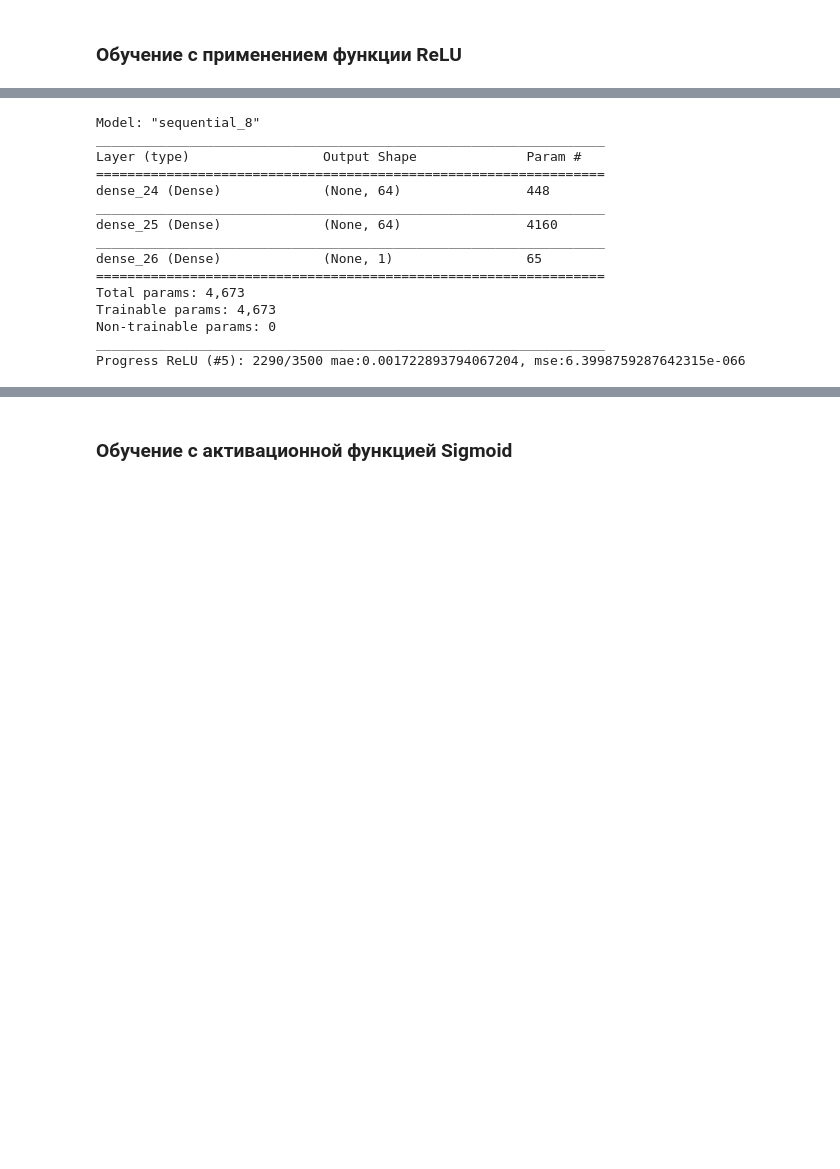
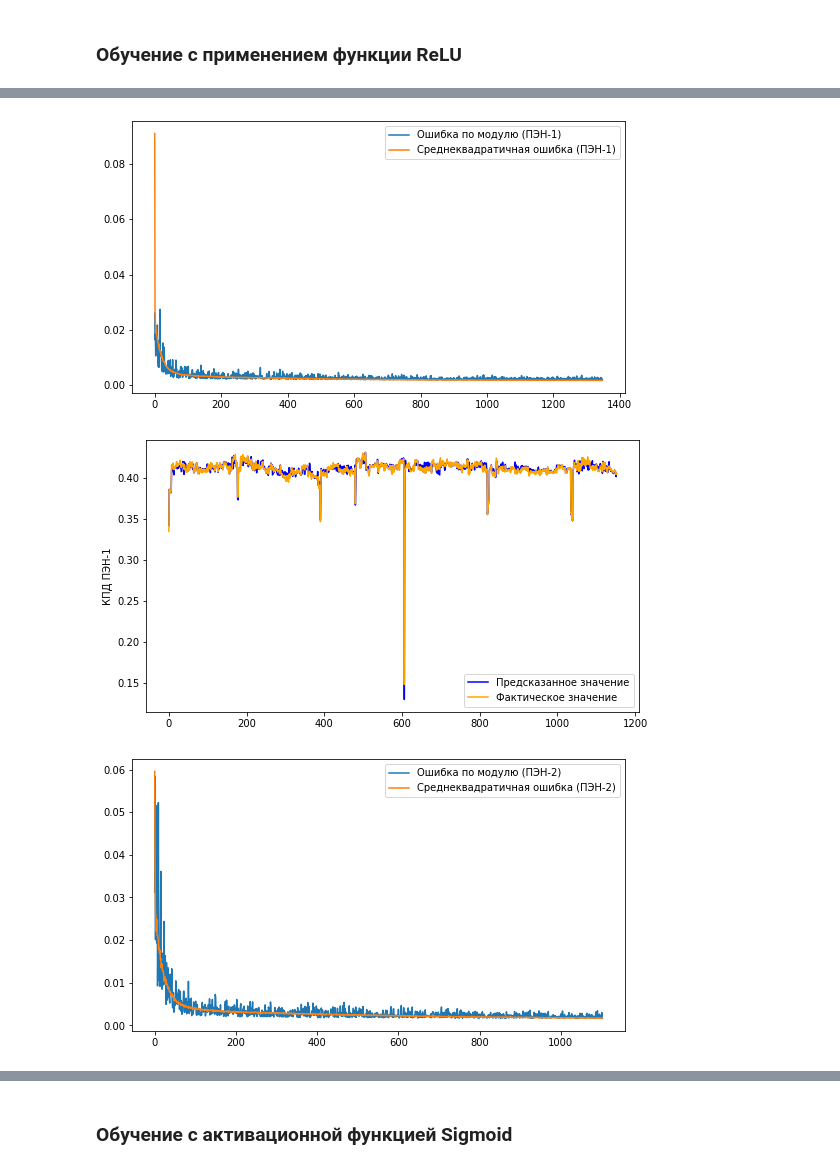
Before and after one commit to edodo1337/diplom, a Jupyter notebook: Диплом.ipynb, the cells around one changed output, grey strips where cells are left out. Drawn from its saved outputs; the diff is of its cells as text; code cells hidden in the pictures; blank space fills up the shorter version.

```diff
--- a/Диплом.ipynb
+++ b/Диплом.ipynb
@@ -951,19 +826,45 @@ Testing set MAE: 0.00177, MSE: 0.00001
-# %%
-history, mae, mse = build_and_train(5) # обучение ПЭН-V
-pump_nn1['5'] = (history, mae, mse)
-# %% [output]
-Model: "sequential_8"
-_________________________________________________________________
-Layer (type)                 Output Shape              Param #
-=================================================================
-dense_24 (Dense)             (None, 64)                448
-_________________________________________________________________
-dense_25 (Dense)             (None, 64)                4160
-_________________________________________________________________
-dense_26 (Dense)             (None, 1)                 65
-=================================================================
-Total params: 4,673
-Trainable params: 4,673
-Non-trainable params: 0
-_________________________________________________________________
-Progress ReLU (#5): 2290/3500 mae:0.001722893794067204, mse:6.3998759287642315e-066
+# %%
+from multiprocessing import Pool, Process
+
+def plot_history(history, epochs, pump_num):
+    fig8 = plt.figure(figsize=(30, 5))
+    ax8 = fig8.add_subplot(131)
+
+    ax8.plot(epochs, history['val_mae'],
+           label = f'Ошибка по модулю (ПЭН-{pump_num})')
+    ax8.plot(epochs, history['mae'],
+           label= f'Среднеквадратичная ошибка (ПЭН-{pump_num})')
+    ax8.legend(loc='upper right')
+    plt.show()
+    ax8.set_ylim([0,0.06])
+    plt.show()
+
+
+
+def plot_after_train(test_labels, test_predictions, history, epochs, pump_num):
+    plot_history(history, epochs, pump_num)
+    fig8 = plt.figure(figsize=(30, 5))
+    ax8 = fig8.add_subplot(131)
+
+    ax8.plot(test_predictions, color='blue', label='Предсказанное значение')
+    ax8.plot(test_labels.reset_index()['pump_eff'], color='orange', label='Фактическое значение')
+    ax8.set_ylabel(f'КПД ПЭН-{pump_num}')
+    ax8.legend(loc='lower right')
+    plt.show()
+
+def calc_and_save(processes=5):
+    pool = Pool(processes)
+
+    results = list(pool.map(build_and_train, [1,2,3,4,5]))
+    out_dict = {}
+    for i in range(5):
+        plot_after_train(results[i][4], results[i][5], results[i][0], results[i][1], i+1)
+        out_dict[i+1] = (results[i][0]['loss'][-1], results[i][0]['mae'][-1],results[i][0]['mse'][-1],
+                         results[i][1][-1], results[i][2], results[i][3], i)
+    pool.close()
+    pool.join()
+
+    return out_dict
+# %%
+pump_nn1 = calc_and_save(5)
+# %% [output]
@@ -969,0 +881,3 @@ Progress ReLU (#5): 2290/3500 mae:0.001722893794067204, mse:6.3998759287642315e-
+[figure, added]
+[figure, added]
+[figure, added]
```
Also changed, not shown: parts of 76 cells of this notebook, 45 other files.
